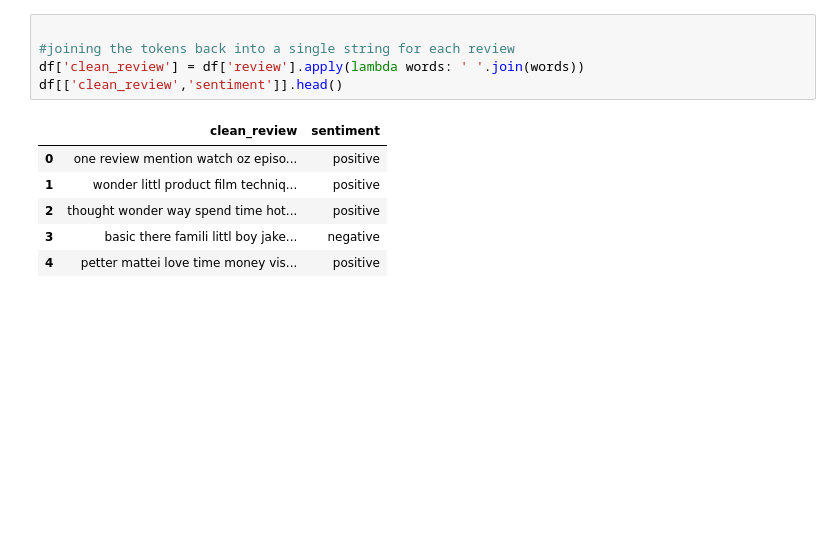
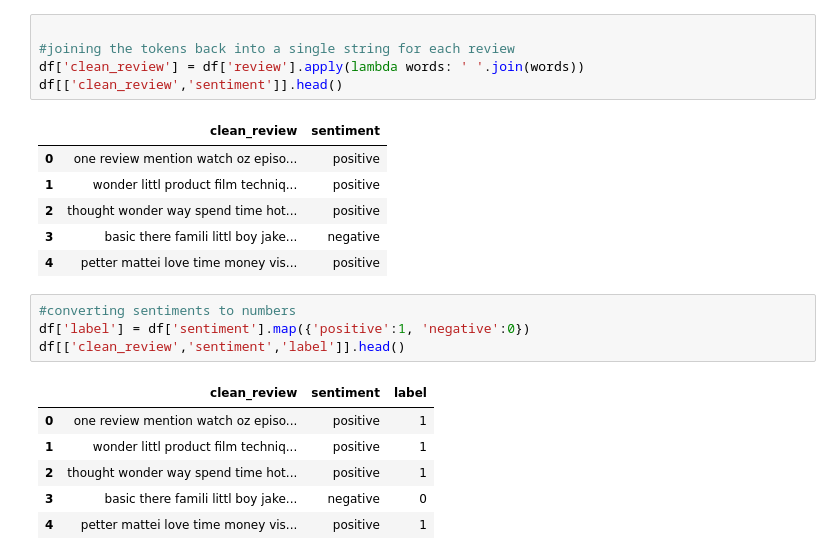
Before and after one commit to 10X-CODING-NINJAS/AI-ML-Task-4, a Jupyter notebook: Anmol/NLPTASK.ipynb, the cells around one changed output. Cells and saved outputs as stored; diff of their text form; blank space fills up the shorter version.

```diff
--- a/Anmol/NLPTASK.ipynb
+++ b/Anmol/NLPTASK.ipynb
@@ -220,3 +220,14 @@ df[['clean_review','sentiment']].head()
 | 2 | thought wonder way spend time hot... | positive |
 | 3 | basic there famili littl boy jake... | negative |
 | 4 | petter mattei love time money vis... | positive |
+# %%
+#converting sentiments to numbers
+df['label'] = df['sentiment'].map({'positive':1, 'negative':0})
+df[['clean_review','sentiment','label']].head()
+# %% [output]
+|  | clean_review | sentiment | label |
+| 0 | one review mention watch oz episo... | positive | 1 |
+| 1 | wonder littl product film techniq... | positive | 1 |
+| 2 | thought wonder way spend time hot... | positive | 1 |
+| 3 | basic there famili littl boy jake... | negative | 0 |
+| 4 | petter mattei love time money vis... | positive | 1 |
```
Also changed, not shown: parts of 7 cells of this notebook.
